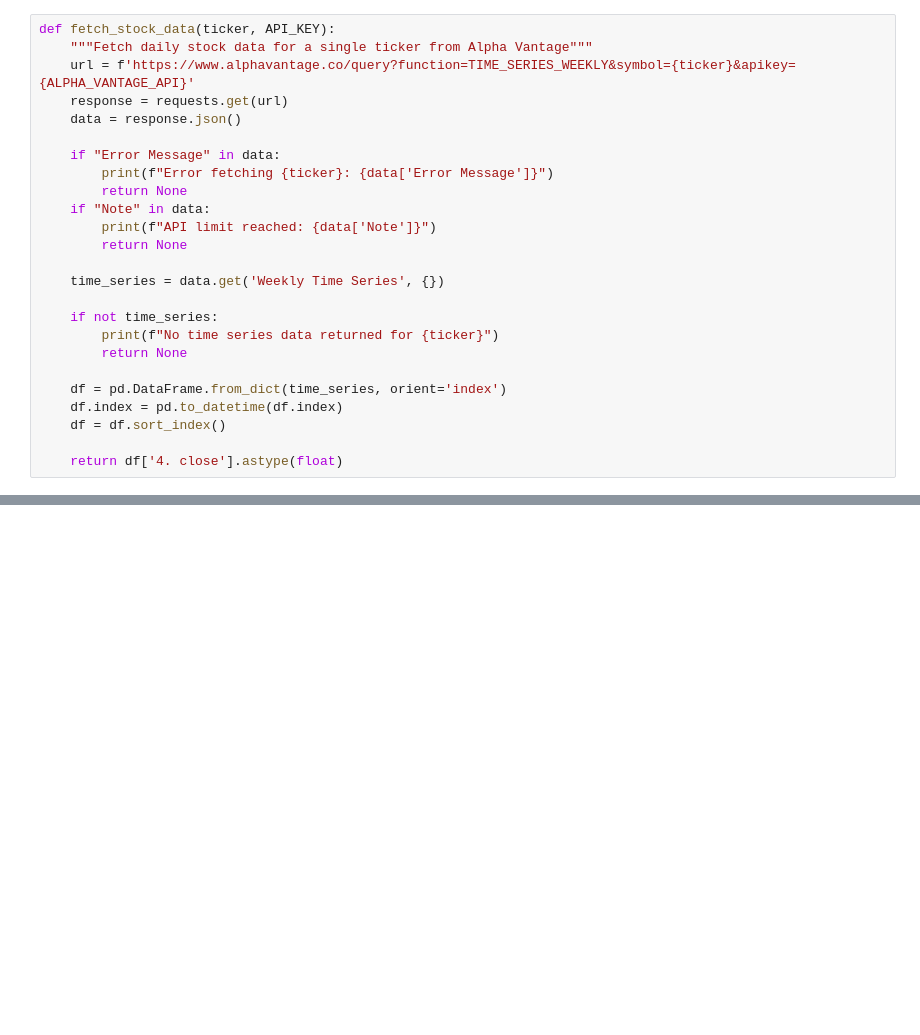
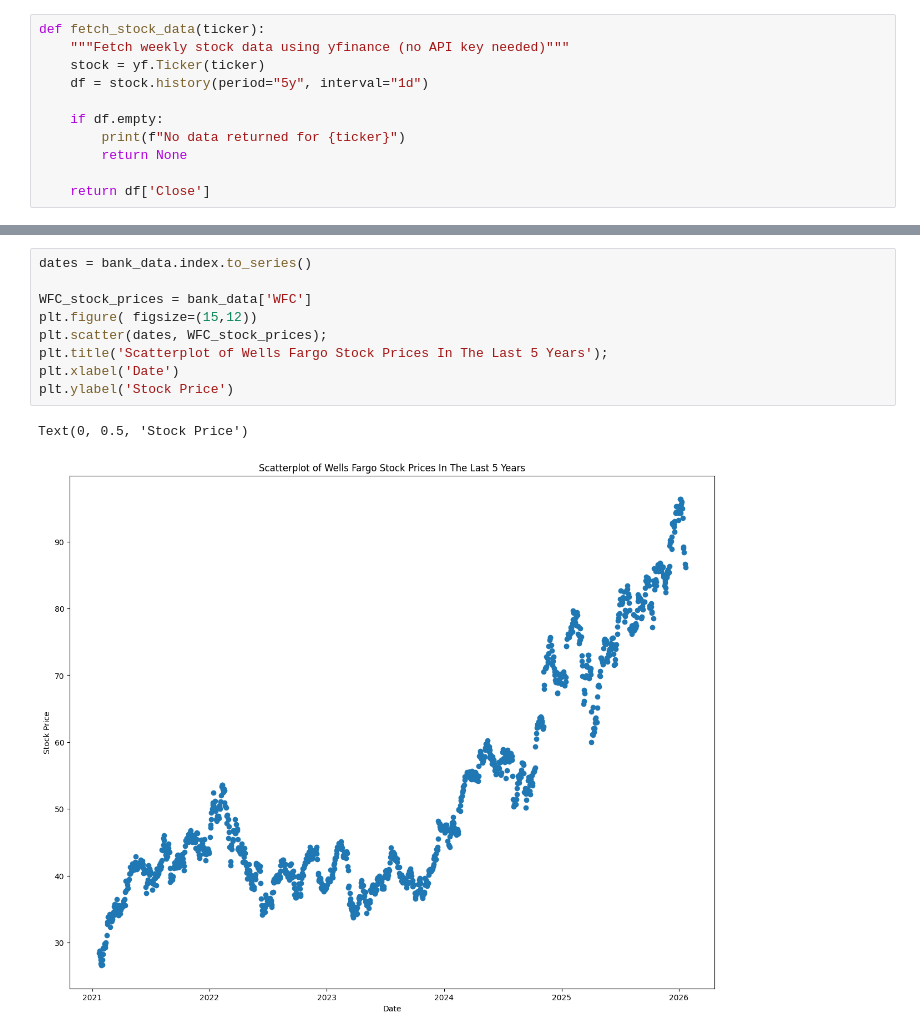
Before and after one commit to tannerdotpham/auto-update-data-visualization, a Jupyter notebook: data.ipynb, the cells around one changed output, grey strips where cells are left out. Saved outputs shown, nothing was run; the diff lists cells and outputs as text; blank space fills up the shorter version.

```diff
--- a/data.ipynb
+++ b/data.ipynb
@@ -21,28 +14,14 @@ ALPHA_VANTAGE_API = os.getenv('DATA_API')
 # %%
-def fetch_stock_data(ticker, API_KEY):
-    """Fetch daily stock data for a single ticker from Alpha Vantage"""
-    url = f'https://www.alphavantage.co/query?function=TIME_SERIES_WEEKLY&symbol={ticker}&apikey={ALPHA_VANTAGE_API}'
-    response = requests.get(url)
-    data = response.json()
+def fetch_stock_data(ticker):
+    """Fetch weekly stock data using yfinance (no API key needed)"""
+    stock = yf.Ticker(ticker)
+    df = stock.history(period="5y", interval="1d")
 
-    if "Error Message" in data:
-        print(f"Error fetching {ticker}: {data['Error Message']}")
-        return None
-    if "Note" in data:
-        print(f"API limit reached: {data['Note']}")
+    if df.empty:
+        print(f"No data returned for {ticker}")
         return None
 
-    time_series = data.get('Weekly Time Series', {})
-
-    if not time_series:
-        print(f"No time series data returned for {ticker}")
-        return None
-
-    df = pd.DataFrame.from_dict(time_series, orient='index')
-    df.index = pd.to_datetime(df.index)
-    df = df.sort_index()
-
-    return df['4. close'].astype(float)
+    return df['Close']
 # %%
 series_dict = {}
 
@@ -62,0 +49,12 @@ bank_data = pd.DataFrame(series_dict)
+# %%
+dates = bank_data.index.to_series()
+
+WFC_stock_prices = bank_data['WFC']
+plt.figure( figsize=(15,12))
+plt.scatter(dates, WFC_stock_prices);
+plt.title('Scatterplot of Wells Fargo Stock Prices In The Last 5 Years');
+plt.xlabel('Date')
+plt.ylabel('Stock Price')
+# %% [output]
+Text(0, 0.5, 'Stock Price')
+[figure, added]
```
Also changed, not shown: parts of 5 cells of this notebook.
